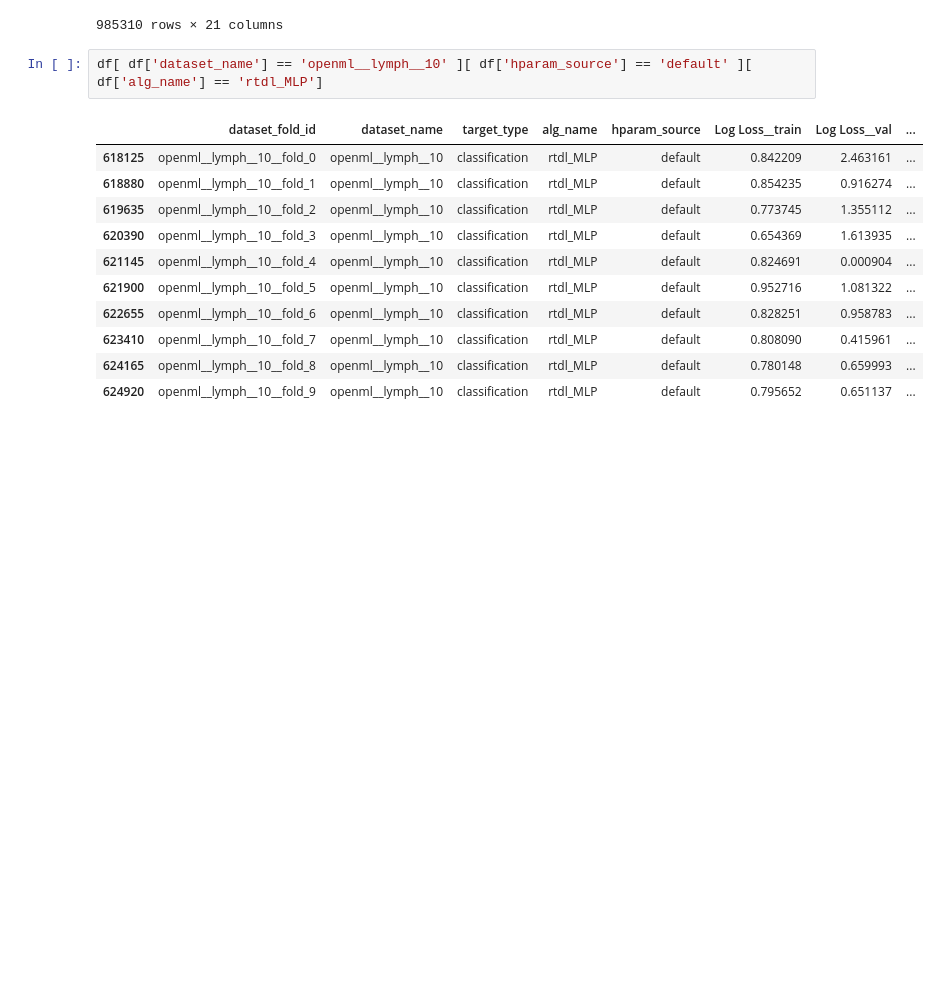
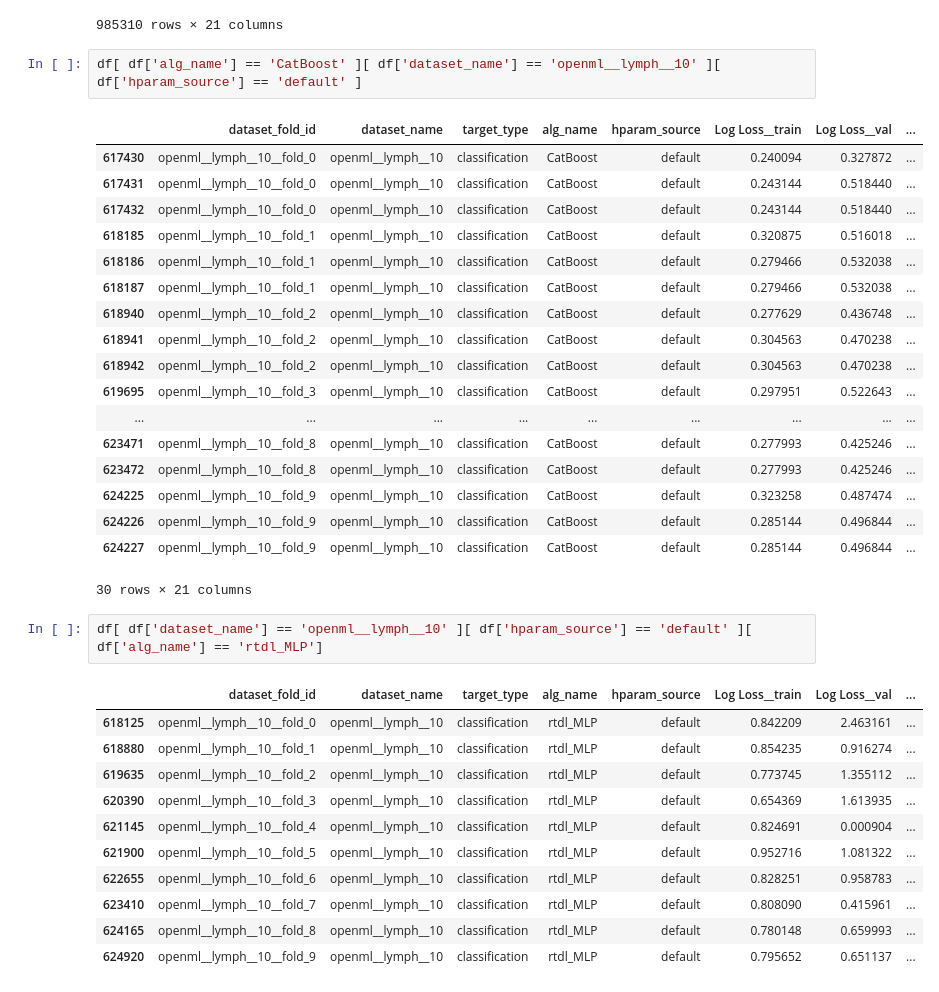
Before and after one commit to FelixdenBreejen/TabForestPFN, a Jupyter notebook: notebooks/tabzilla_metadata.ipynb, the cells around one changed output. Cells and saved outputs as stored; diff of their text form; blank space fills up the shorter version.

```diff
--- a/notebooks/tabzilla_metadata.ipynb
+++ b/notebooks/tabzilla_metadata.ipynb
@@ -17,6 +17,27 @@ df
 | 985308 | openml__yeast__145793__fold_9 | openml__yeast__145793 | classification | rtdl_ResNet | random_8_s0 | 2.329324 | 2.902949 | ... |
 | 985309 | openml__yeast__145793__fold_9 | openml__yeast__145793 | classification | rtdl_ResNet | random_9_s0 | 1.004896 | 1.330171 | ... |
 985310 rows × 21 columns
+# %%
+df[ df['alg_name'] == 'CatBoost' ][ df['dataset_name'] == 'openml__lymph__10' ][ df['hparam_source'] == 'default' ]
+# %% [output]
+|  | dataset_fold_id | dataset_name | target_type | alg_name | hparam_source | Log Loss__train | Log Loss__val | ... |
+| 617430 | openml__lymph__10__fold_0 | openml__lymph__10 | classification | CatBoost | default | 0.240094 | 0.327872 | ... |
+| 617431 | openml__lymph__10__fold_0 | openml__lymph__10 | classification | CatBoost | default | 0.243144 | 0.518440 | ... |
+| 617432 | openml__lymph__10__fold_0 | openml__lymph__10 | classification | CatBoost | default | 0.243144 | 0.518440 | ... |
+| 618185 | openml__lymph__10__fold_1 | openml__lymph__10 | classification | CatBoost | default | 0.320875 | 0.516018 | ... |
+| 618186 | openml__lymph__10__fold_1 | openml__lymph__10 | classification | CatBoost | default | 0.279466 | 0.532038 | ... |
+| 618187 | openml__lymph__10__fold_1 | openml__lymph__10 | classification | CatBoost | default | 0.279466 | 0.532038 | ... |
+| 618940 | openml__lymph__10__fold_2 | openml__lymph__10 | classification | CatBoost | default | 0.277629 | 0.436748 | ... |
+| 618941 | openml__lymph__10__fold_2 | openml__lymph__10 | classification | CatBoost | default | 0.304563 | 0.470238 | ... |
+| 618942 | openml__lymph__10__fold_2 | openml__lymph__10 | classification | CatBoost | default | 0.304563 | 0.470238 | ... |
+| 619695 | openml__lymph__10__fold_3 | openml__lymph__10 | classification | CatBoost | default | 0.297951 | 0.522643 | ... |
+| ... | ... | ... | ... | ... | ... | ... | ... | ... |
+| 623471 | openml__lymph__10__fold_8 | openml__lymph__10 | classification | CatBoost | default | 0.277993 | 0.425246 | ... |
+| 623472 | openml__lymph__10__fold_8 | openml__lymph__10 | classification | CatBoost | default | 0.277993 | 0.425246 | ... |
+| 624225 | openml__lymph__10__fold_9 | openml__lymph__10 | classification | CatBoost | default | 0.323258 | 0.487474 | ... |
+| 624226 | openml__lymph__10__fold_9 | openml__lymph__10 | classification | CatBoost | default | 0.285144 | 0.496844 | ... |
+| 624227 | openml__lymph__10__fold_9 | openml__lymph__10 | classification | CatBoost | default | 0.285144 | 0.496844 | ... |
+30 rows × 21 columns
 # %%
 df[ df['dataset_name'] == 'openml__lymph__10' ][ df['hparam_source'] == 'default' ][ df['alg_name'] == 'rtdl_MLP']
 # %% [output]
```
Also changed, not shown: 11 other files.
